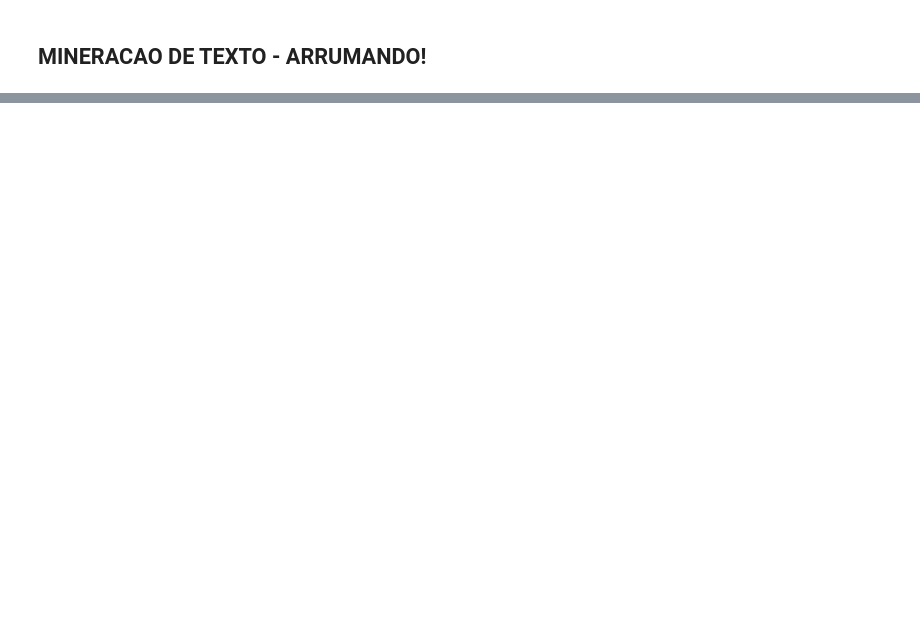
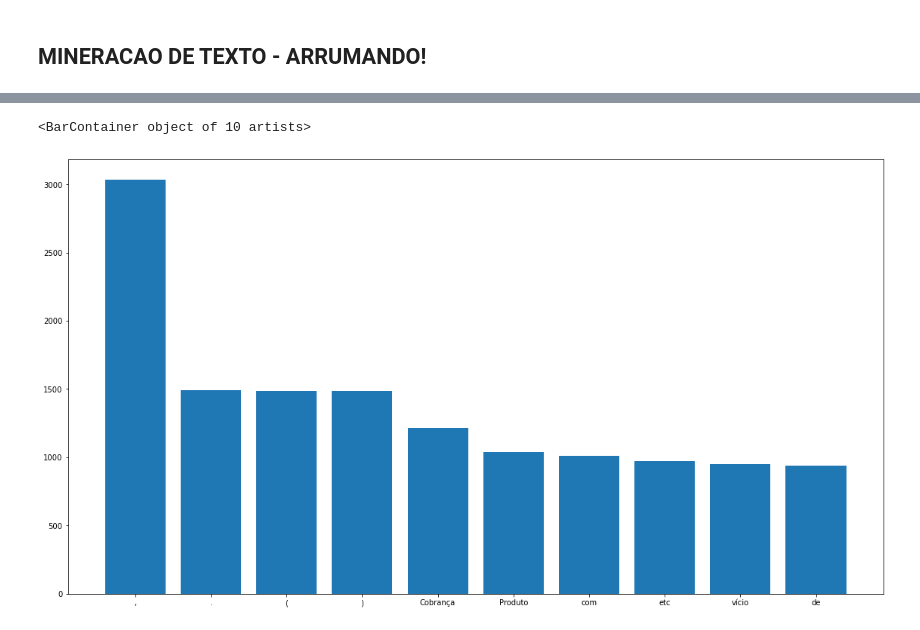
Before and after one commit to Wolfgang-Amadeus-Mozart/CC_Uninove_7Semestre, a Jupyter notebook: CC7 Semestre - Git Hub/Inteligencia_Artificial/Atividade 2/Atividades (1).ipynb, the cells around one changed output, grey strips where cells are left out. Saved outputs shown, nothing was run; the diff lists cells and outputs as text; code cells hidden in the pictures; blank space fills up the shorter version.

```diff
--- a/CC7 Semestre - Git Hub/Inteligencia_Artificial/Atividade 2/Atividades (1).ipynb
+++ b/CC7 Semestre - Git Hub/Inteligencia_Artificial/Atividade 2/Atividades (1).ipynb
@@ -217,0 +204,7 @@ print(vectorizer.vocabulary_) # Apresenta o volcabulário com a contagem
+# %%
+df_textos = []
+for i in df['DescricaoProblema']:
+  df_textos.append(i)
+# %%
+corpus = ' '.join(str(e) for e in df_textos)
+corpus
@@ -217,0 +213,11 @@ print(vectorizer.vocabulary_) # Apresenta o volcabulário com a contagem
+# %%
+# Retorna a frequencia com que cada token aparece no texto
+from collections import Counter
+from nltk.tokenize import word_tokenize
+dici = Counter(word_tokenize(corpus))
+# %%
+caracteres = []
+for i in sorted(dici, key = dici.get, reverse=True):
+    caracteres.append(i)
+
+caracteres
@@ -217,0 +242,7 @@ print(vectorizer.vocabulary_) # Apresenta o volcabulário com a contagem
+# %%
+fig = plt.figure(figsize=(15,8))
+ax = fig.add_axes([0, 0, 1, 1])
+ax.bar(caracteres[:10], sorted(dici.values(), reverse=True)[:10])
+# %% [output]
+<BarContainer object of 10 artists>
+[figure, added]
```
Also changed, not shown: parts of 8 cells of this notebook, 1 other file.
